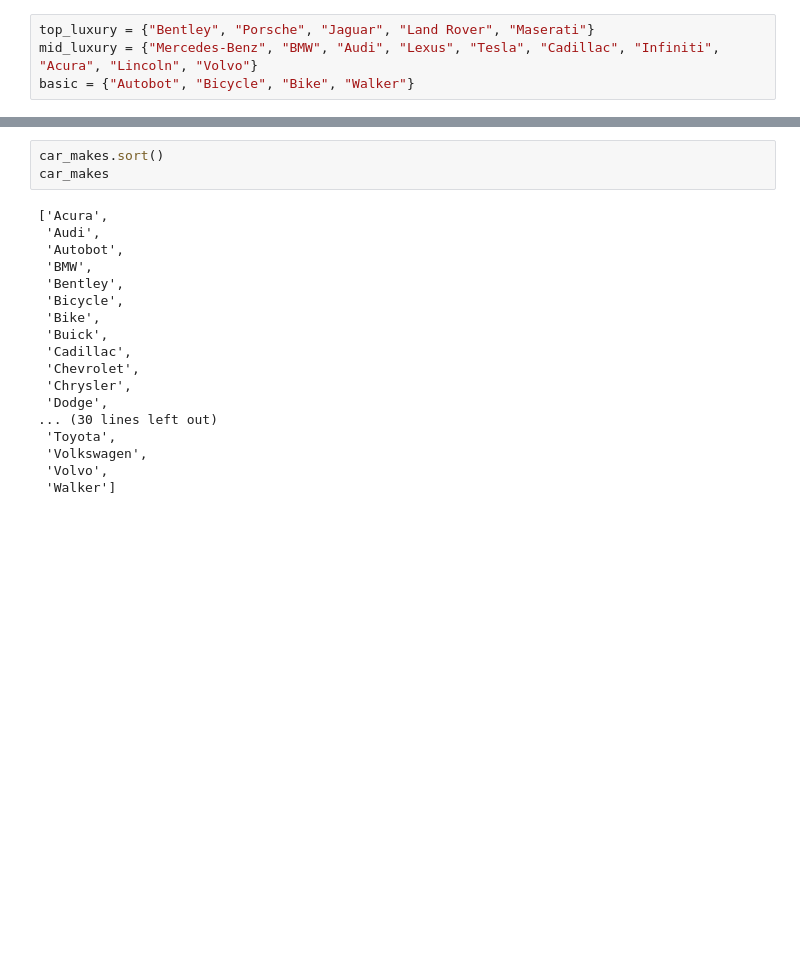
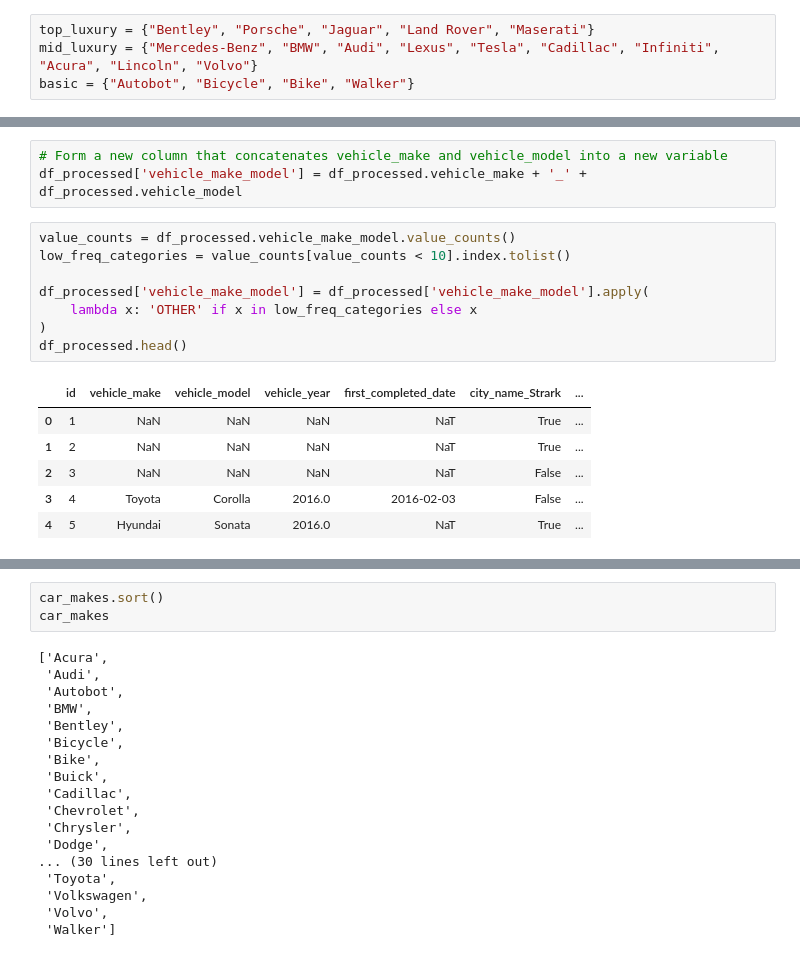
Before and after one commit to kcmeehan/InterviewQuery, a Jupyter notebook: uber_3/uber_3/takehomefile.ipynb, the cells around one changed output, grey strips where cells are left out. Cells and saved outputs as stored; diff of their text form; blank space fills up the shorter version.

```diff
--- a/uber_3/uber_3/takehomefile.ipynb
+++ b/uber_3/uber_3/takehomefile.ipynb
@@ -390,0 +396,18 @@ car_makes = list(df.vehicle_make.unique()[1:])
+# %%
+# Form a new column that concatenates vehicle_make and vehicle_model into a new variable
+df_processed['vehicle_make_model'] = df_processed.vehicle_make + '_' + df_processed.vehicle_model
+# %%
+value_counts = df_processed.vehicle_make_model.value_counts()
+low_freq_categories = value_counts[value_counts < 10].index.tolist()
+
+df_processed['vehicle_make_model'] = df_processed['vehicle_make_model'].apply(
+    lambda x: 'OTHER' if x in low_freq_categories else x
+)
+df_processed.head()
+# %% [output]
+|  | id | vehicle_make | vehicle_model | vehicle_year | first_completed_date | city_name_Strark | ... |
+| 0 | 1 | NaN | NaN | NaN | NaT | True | ... |
+| 1 | 2 | NaN | NaN | NaN | NaT | True | ... |
+| 2 | 3 | NaN | NaN | NaN | NaT | False | ... |
+| 3 | 4 | Toyota | Corolla | 2016.0 | 2016-02-03 | False | ... |
+| 4 | 5 | Hyundai | Sonata | 2016.0 | NaT | True | ... |
```
Also changed, not shown: parts of 9 cells of this notebook.
